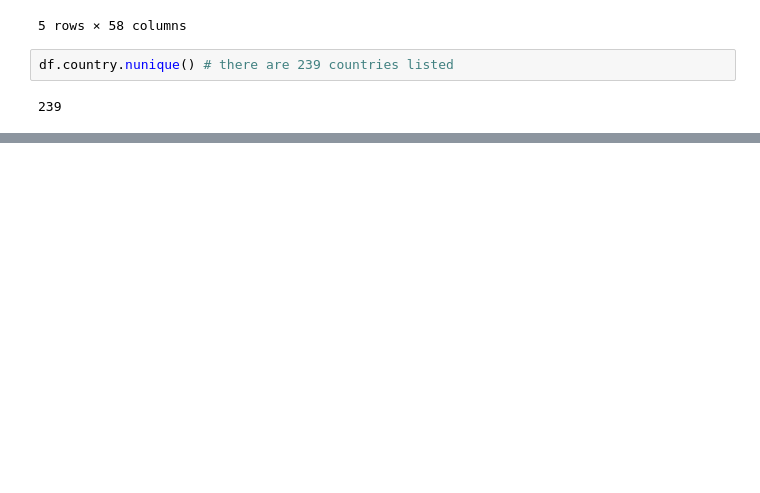
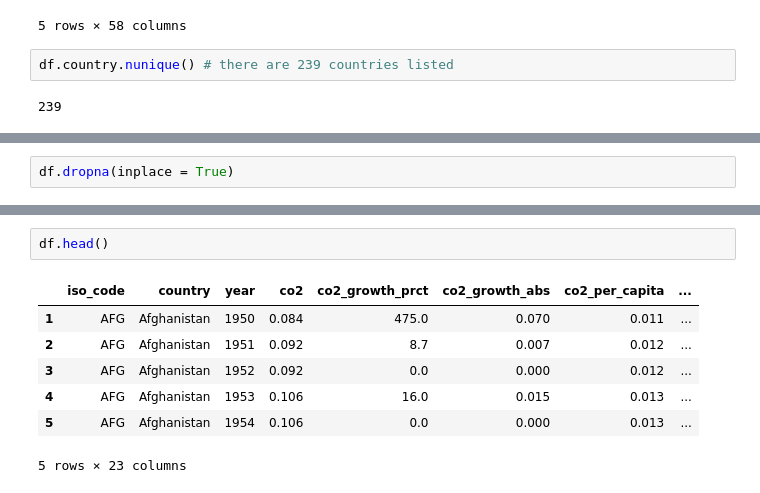
Before and after one commit to jamesallen0351/individual-project, a Jupyter notebook: scratchpad.ipynb, the cells around one changed output, grey strips where cells are left out. Drawn from its saved outputs; the diff is of its cells as text; blank space fills up the shorter version.

```diff
--- a/scratchpad.ipynb
+++ b/scratchpad.ipynb
@@ -103,0 +151,2 @@ df.country.nunique() # there are 239 countries listed
+# %%
+df.dropna(inplace = True)
@@ -103,0 +173,10 @@ df.country.nunique() # there are 239 countries listed
+# %%
+df.head()
+# %% [output]
+|  | iso_code | country | year | co2 | co2_growth_prct | co2_growth_abs | co2_per_capita | ... |
+| 1 | AFG | Afghanistan | 1950 | 0.084 | 475.0 | 0.070 | 0.011 | ... |
+| 2 | AFG | Afghanistan | 1951 | 0.092 | 8.7 | 0.007 | 0.012 | ... |
+| 3 | AFG | Afghanistan | 1952 | 0.092 | 0.0 | 0.000 | 0.012 | ... |
+| 4 | AFG | Afghanistan | 1953 | 0.106 | 16.0 | 0.015 | 0.013 | ... |
+| 5 | AFG | Afghanistan | 1954 | 0.106 | 0.0 | 0.000 | 0.013 | ... |
+5 rows × 23 columns
```
Also changed, not shown: parts of 5 cells of this notebook, 1 other file.
